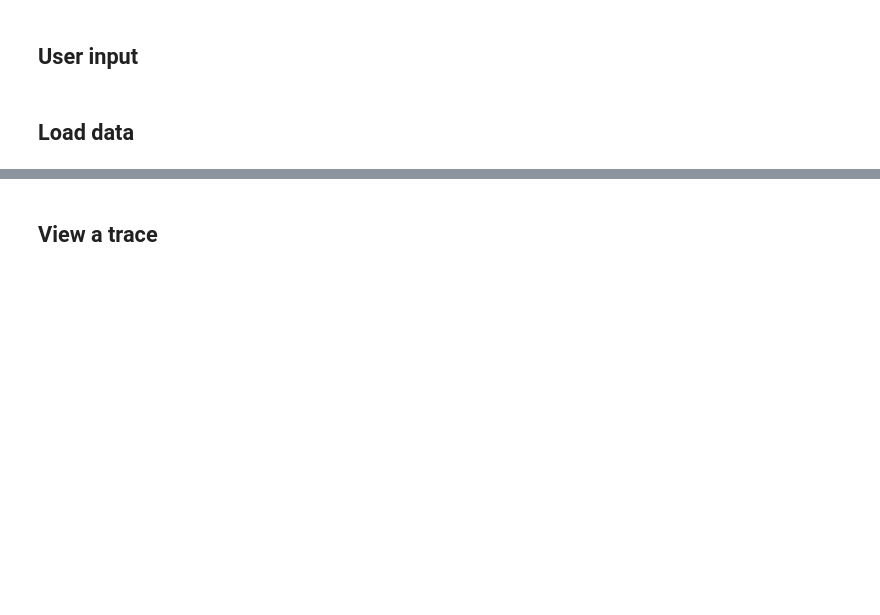
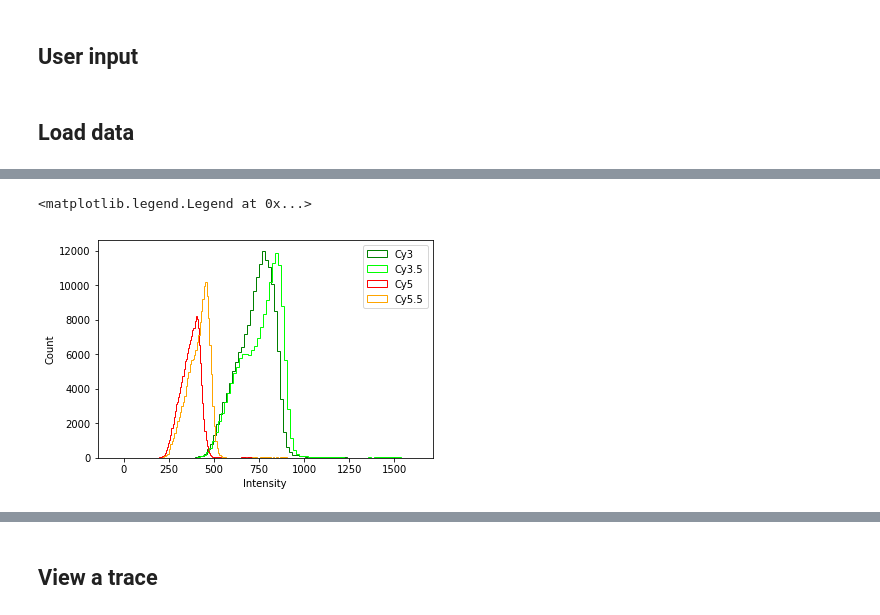
Before and after one commit to ashleefeng/pacbio, a Jupyter notebook: PacBio_read_control.ipynb, the cells around one changed output, grey strips where cells are left out. Drawn from its saved outputs; the diff is of its cells as text; code cells hidden in the pictures; blank space fills up the shorter version.

```diff
--- a/PacBio_read_control.ipynb
+++ b/PacBio_read_control.ipynb
@@ -28,0 +76,14 @@ decode.shape
+# %%
+for i in range(4):
+    avg_intens_i = avg_intens.T[i]
+    min_i = min(avg_intens_i)
+    max_i = max(avg_intens_i)
+    plt.hist(avg_intens_i, bins=100, range=[min_i, max_i], histtype='step', color=colors[i])
+
+
+plt.xlabel('Intensity')
+plt.ylabel('Count')
+plt.legend(lasers)
+# %% [output]
+<matplotlib.legend.Legend at 0x...>
+[figure, added]
```
Also changed, not shown: parts of 21 cells of this notebook, 1 other file.
